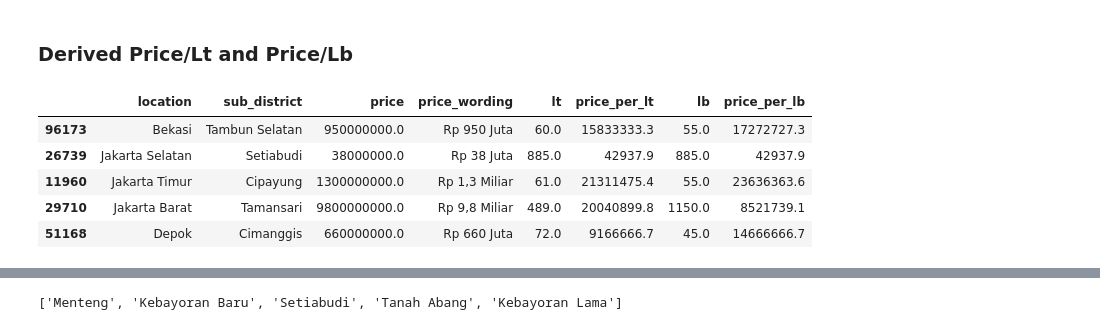
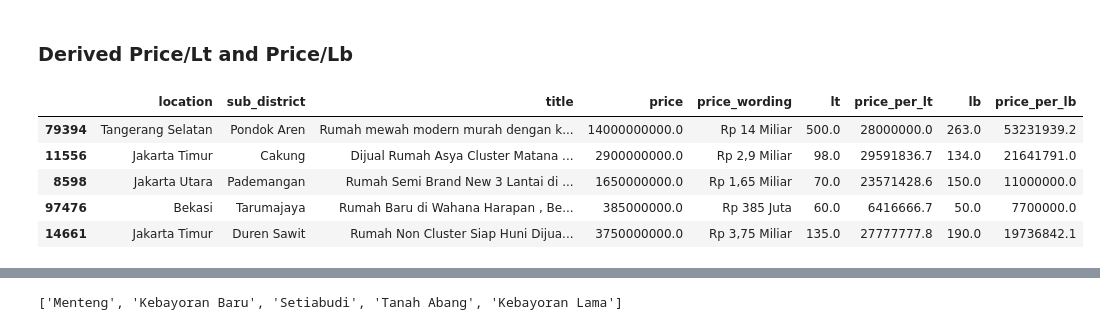
Before and after one commit to geraldabrhm/house-price-scrap-jabodetabek, a Jupyter notebook: analysis/notebook.ipynb, the cells around one changed output, grey strips where cells are left out. Saved outputs shown, nothing was run; the diff lists cells and outputs as text; code cells hidden in the pictures.

```diff
--- a/analysis/notebook.ipynb
+++ b/analysis/notebook.ipynb
@@ -107,0 +110,2 @@ df = df.drop(contain_sewa.index)
+# %%
+df = df[df['price'] >= 100_000_000]
@@ -108,3 +114,5 @@ df = df.drop(contain_sewa.index)
+# %%
+df['lb'] = df['lb'].abs()
 # %% [markdown]
 ## EDA
 # %% [markdown]
@@ -153,12 +161,12 @@ count_kecamatan.plot(kind='hist', bins=np.arange(0, 2000, 250), color='skyblue',
 df['price_per_lt'] = df['price'] / df['lt']
 df['price_per_lb'] = df['price'] / df['lb']
 # %%
-df = df[['location', 'sub_district', 'price', 'price_wording', 'lt', 'price_per_lt', 'lb', 'price_per_lb']]
+df = df[['location', 'sub_district', 'title', 'price', 'price_wording', 'lt', 'price_per_lt', 'lb', 'price_per_lb']]
 df.sample(5, random_state=16)
 # %% [output]
-|  | location | sub_district | price | price_wording | lt | price_per_lt | lb | price_per_lb |
-| 96173 | Bekasi | Tambun Selatan | 950000000.0 | Rp 950 Juta | 60.0 | 15833333.3 | 55.0 | 17272727.3 |
-| 26739 | Jakarta Selatan | Setiabudi | 38000000.0 | Rp 38 Juta | 885.0 | 42937.9 | 885.0 | 42937.9 |
-| 11960 | Jakarta Timur | Cipayung | 1300000000.0 | Rp 1,3 Miliar | 61.0 | 21311475.4 | 55.0 | 23636363.6 |
-| 29710 | Jakarta Barat | Tamansari | 9800000000.0 | Rp 9,8 Miliar | 489.0 | 20040899.8 | 1150.0 | 8521739.1 |
-| 51168 | Depok | Cimanggis | 660000000.0 | Rp 660 Juta | 72.0 | 9166666.7 | 45.0 | 14666666.7 |
+|  | location | sub_district | title | price | price_wording | lt | price_per_lt | lb | price_per_lb |
+| 79394 | Tangerang Selatan | Pondok Aren | Rumah mewah modern murah dengan k... | 14000000000.0 | Rp 14 Miliar | 500.0 | 28000000.0 | 263.0 | 53231939.2 |
+| 11556 | Jakarta Timur | Cakung | Dijual Rumah Asya Cluster Matana ... | 2900000000.0 | Rp 2,9 Miliar | 98.0 | 29591836.7 | 134.0 | 21641791.0 |
+| 8598 | Jakarta Utara | Pademangan | Rumah Semi Brand New 3 Lantai di ... | 1650000000.0 | Rp 1,65 Miliar | 70.0 | 23571428.6 | 150.0 | 11000000.0 |
+| 97476 | Bekasi | Tarumajaya | Rumah Baru di Wahana Harapan , Be... | 385000000.0 | Rp 385 Juta | 60.0 | 6416666.7 | 50.0 | 7700000.0 |
+| 14661 | Jakarta Timur | Duren Sawit | Rumah Non Cluster Siap Huni Dijua... | 3750000000.0 | Rp 3,75 Miliar | 135.0 | 27777777.8 | 190.0 | 19736842.1 |
```
Also changed, not shown: parts of 22 cells of this notebook.
